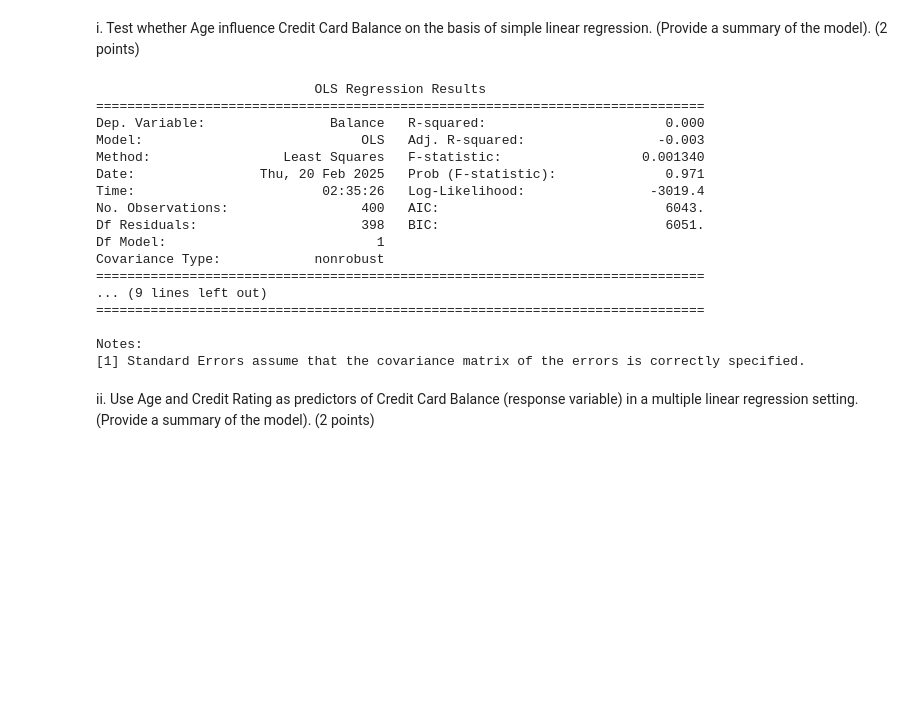
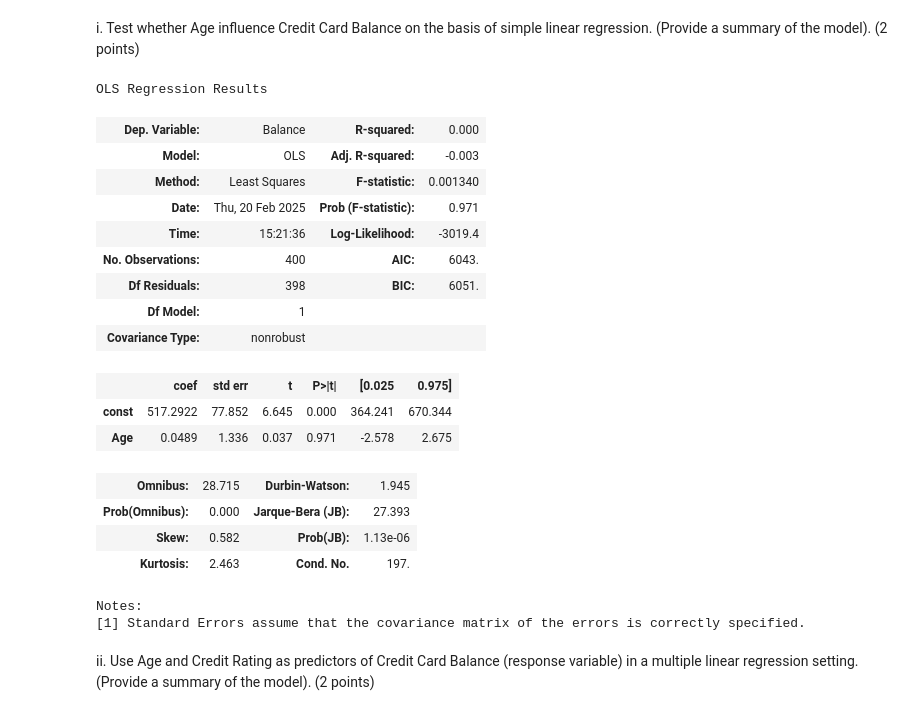
Before and after one commit to ChaseKoronkowski/IFI8420, a Jupyter notebook: Assignment 2/Assignment2 (2-20).ipynb, the cells around one changed output. Saved outputs shown, nothing was run; the diff lists cells and outputs as text; code cells hidden in the pictures; blank space fills up the shorter version.

```diff
--- a/Assignment 2/Assignment2 (2-20).ipynb
+++ b/Assignment 2/Assignment2 (2-20).ipynb
@@ -204,26 +252,33 @@ Use the Credit data to perform the following tests using Linear Regression setti
 i.	Test whether Age influence Credit Card Balance on the basis of simple linear regression.
 (Provide a summary of the model).  (2 points)
 # %%
-X = sm.add_constant(df['Age'])
-model = sm.OLS(df['Balance'], X).fit()
-print(model.summary())
+X = df['Age']
+y = df['Balance']
+
+X = sm.add_constant(X)
+
+model = sm.OLS(y, X).fit()
+
+model.summary()
 # %% [output]
-                            OLS Regression Results
-==============================================================================
-Dep. Variable:                Balance   R-squared:                       0.000
-Model:                            OLS   Adj. R-squared:                 -0.003
-Method:                 Least Squares   F-statistic:                  0.001340
-Date:                Thu, 20 Feb 2025   Prob (F-statistic):              0.971
-Time:                        02:35:26   Log-Likelihood:                -3019.4
-No. Observations:                 400   AIC:                             6043.
-Df Residuals:                     398   BIC:                             6051.
-Df Model:                           1
-Covariance Type:            nonrobust
-==============================================================================
-... (9 lines left out)
-==============================================================================
-
-Notes:
-[1] Standard Errors assume that the covariance matrix of the errors is correctly specified.
+OLS Regression Results
+| Dep. Variable: | Balance | R-squared: | 0.000 |
+| Model: | OLS | Adj. R-squared: | -0.003 |
+| Method: | Least Squares | F-statistic: | 0.001340 |
+| Date: | Thu, 20 Feb 2025 | Prob (F-statistic): | 0.971 |
+| Time: | 15:21:36 | Log-Likelihood: | -3019.4 |
+| No. Observations: | 400 | AIC: | 6043. |
+| Df Residuals: | 398 | BIC: | 6051. |
+| Df Model: | 1 |  |  |
+| Covariance Type: | nonrobust |  |  |
+|  | coef | std err | t | P>|t| | [0.025 | 0.975] |
+| const | 517.2922 | 77.852 | 6.645 | 0.000 | 364.241 | 670.344 |
+| Age | 0.0489 | 1.336 | 0.037 | 0.971 | -2.578 | 2.675 |
+| Omnibus: | 28.715 | Durbin-Watson: | 1.945 |
+| Prob(Omnibus): | 0.000 | Jarque-Bera (JB): | 27.393 |
+| Skew: | 0.582 | Prob(JB): | 1.13e-06 |
+| Kurtosis: | 2.463 | Cond. No. | 197. |
+Notes:
+[1] Standard Errors assume that the covariance matrix of the errors is correctly specified.
 # %% [markdown]
 ii.	Use Age and Credit Rating as predictors of Credit Card Balance (response variable) in a multiple linear regression setting. (Provide a summary of the model). (2 points)
```
Also changed, not shown: parts of 14 cells of this notebook.
